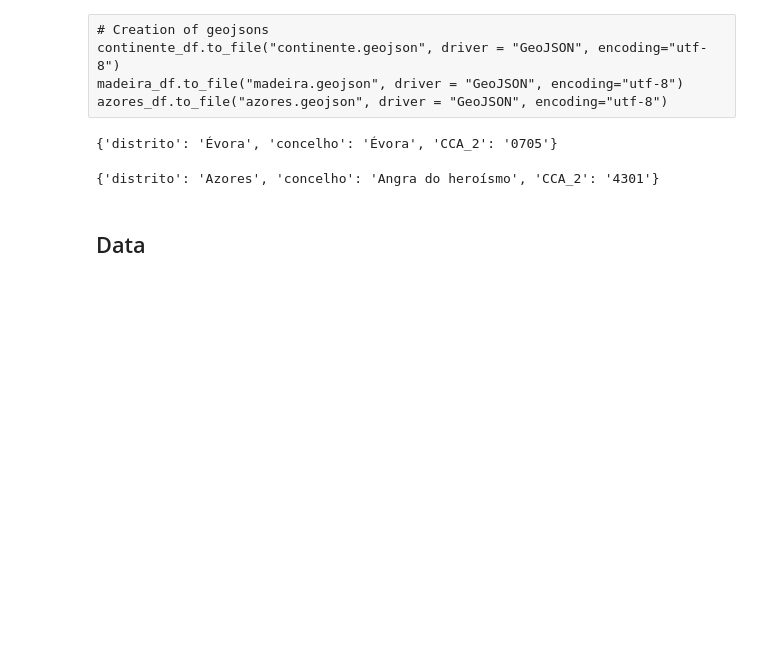
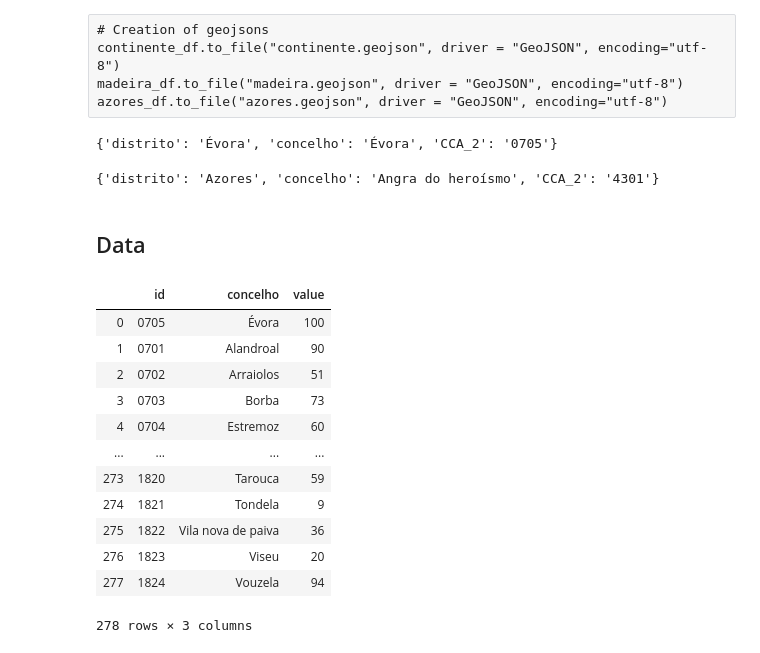
Before and after one commit to mariushes/DataViz_PortugalCovidDashboard, a Jupyter notebook: Notebooks/Portugal_map.ipynb, the cells around one changed output. Drawn from its saved outputs; the diff is of its cells as text; code cells hidden in the pictures; blank space fills up the shorter version.

Commit message:
First prototype for the dash app Added and prepared concelho data

```diff
--- a/Notebooks/Portugal_map.ipynb
+++ b/Notebooks/Portugal_map.ipynb
@@ -97,3 +97,19 @@ for region in (continente, madeira, azores):
     data_list.append(data)
 
 continente_data, madeira_data, azores_data = data_list
+# %%
+continente_data
+# %% [output]
+|  | id | concelho | value |
+| 0 | 0705 | Évora | 100 |
+| 1 | 0701 | Alandroal | 90 |
+| 2 | 0702 | Arraiolos | 51 |
+| 3 | 0703 | Borba | 73 |
+| 4 | 0704 | Estremoz | 60 |
+| ... | ... | ... | ... |
+| 273 | 1820 | Tarouca | 59 |
+| 274 | 1821 | Tondela | 9 |
+| 275 | 1822 | Vila nova de paiva | 36 |
+| 276 | 1823 | Viseu | 20 |
+| 277 | 1824 | Vouzela | 94 |
+278 rows × 3 columns
```
Also changed, not shown: parts of 2 cells of this notebook, 12 other files.
